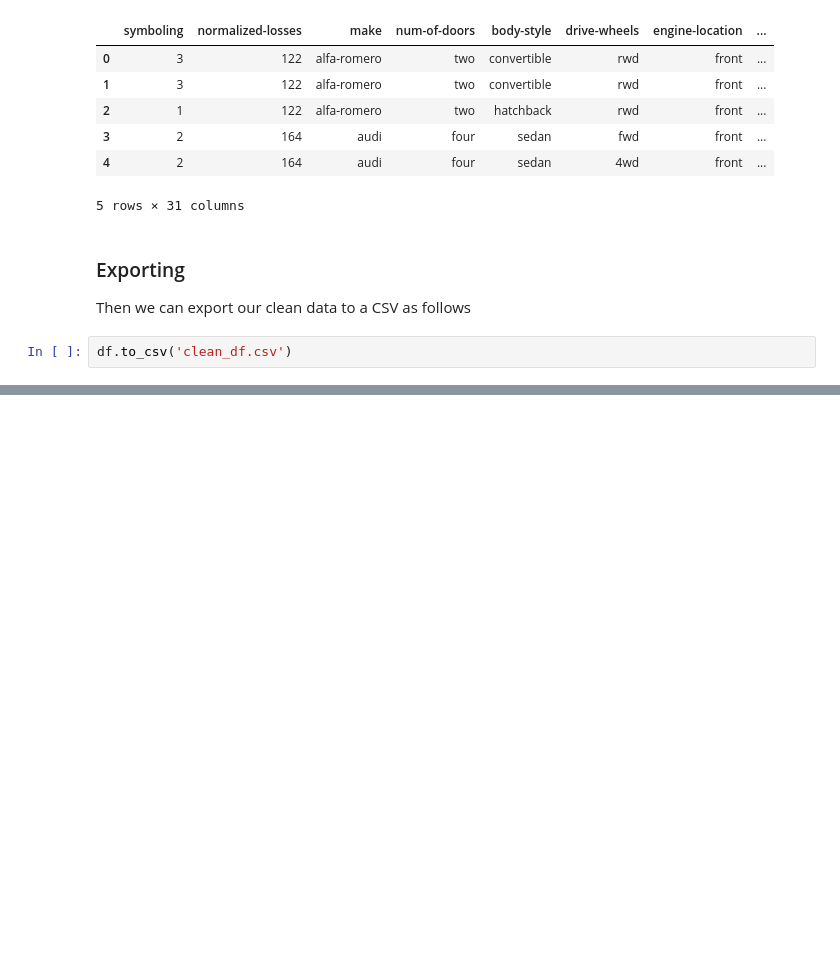
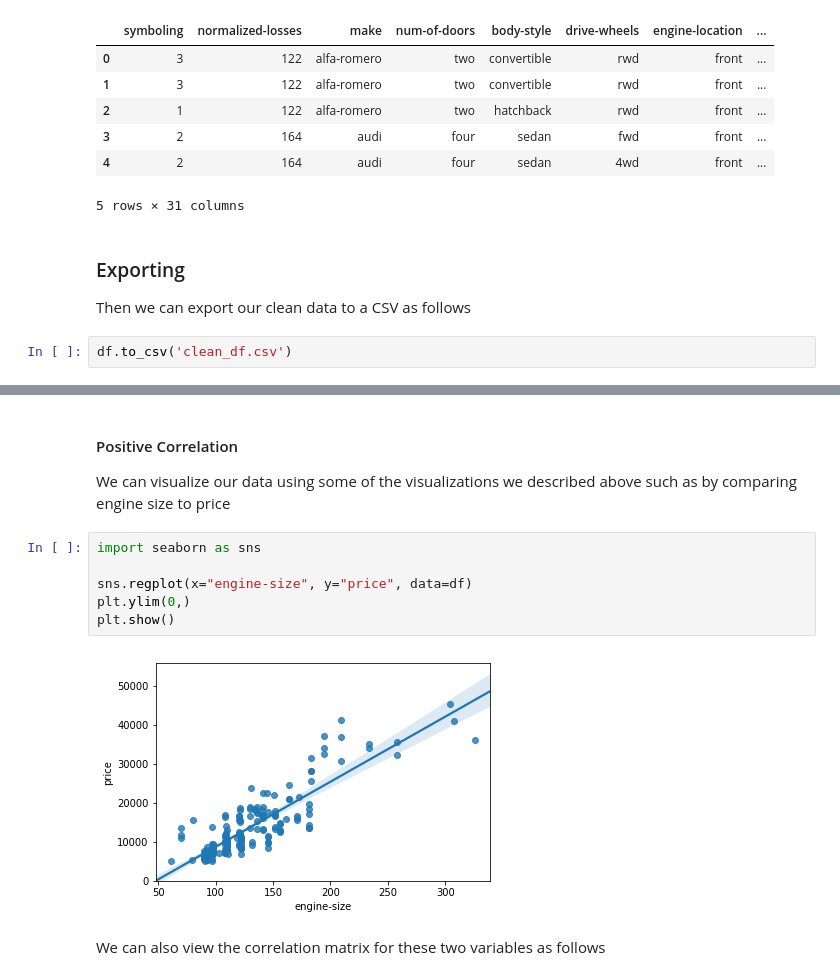
Before and after one commit to nabeelvalley/docs, a Jupyter notebook: dsx-with-python/notebooks/data-analysis-with-python.ipynb, the cells around one changed output, grey strips where cells are left out. Cells and saved outputs as stored; diff of their text form; blank space fills up the shorter version.

```diff
--- a/dsx-with-python/notebooks/data-analysis-with-python.ipynb
+++ b/dsx-with-python/notebooks/data-analysis-with-python.ipynb
@@ -748,0 +798,14 @@ Exploratory Data Analysis (EDA) is an approach to analyze data in order to
+# %% [markdown]
+#### Positive Correlation
+
+We can visualize our data using some of the visualizations we described above such as by comparing engine size to price
+# %%
+import seaborn as sns
+
+sns.regplot(x="engine-size", y="price", data=df)
+plt.ylim(0,)
+plt.show()
+# %% [output]
+[figure, added]
+# %% [markdown]
+We can also view the correlation matrix for these two variables as follows
```
Also changed, not shown: parts of 46 cells of this notebook.
